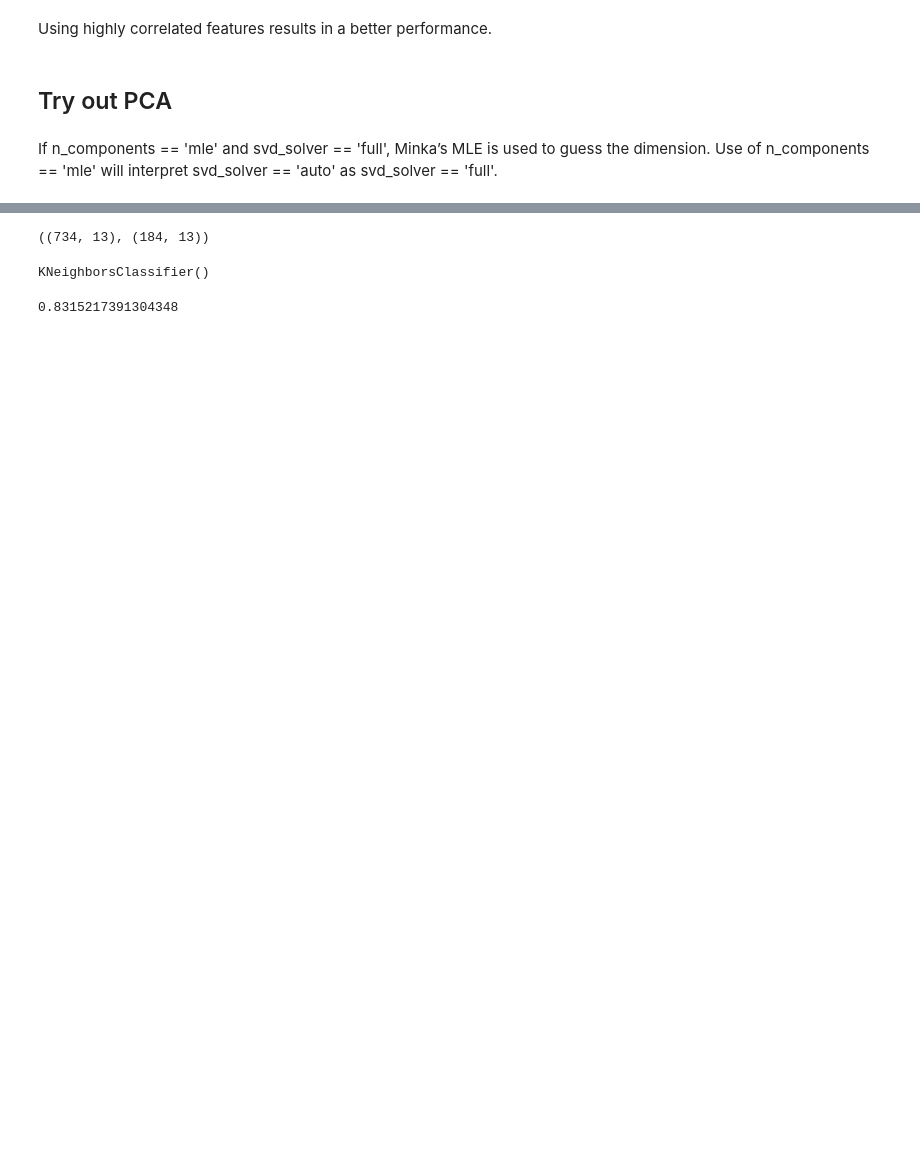
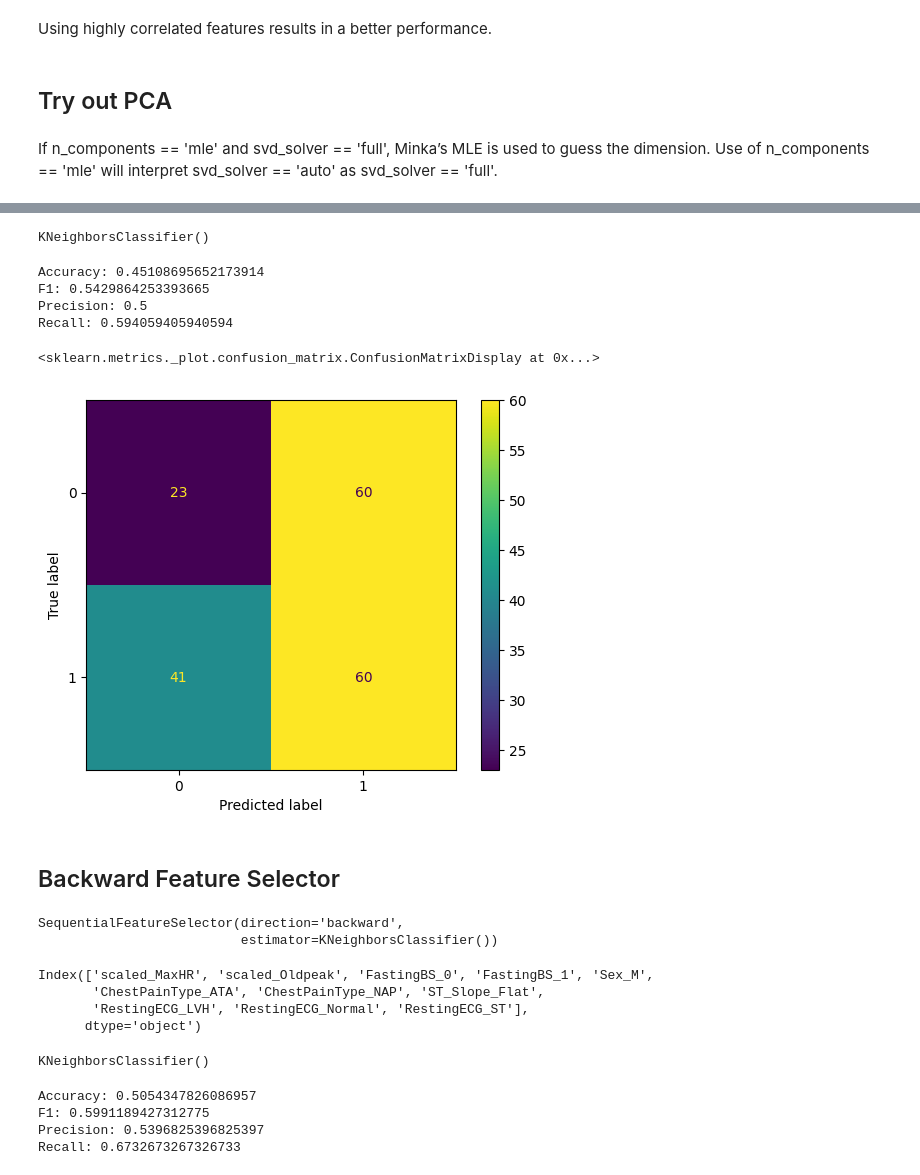
Before and after one commit to samyamaryal/Heart-Disease-Prediction, a Jupyter notebook: code/knn_classifier.ipynb, the cells around one changed output, grey strips where cells are left out. Drawn from its saved outputs; the diff is of its cells as text; code cells hidden in the pictures; blank space fills up the shorter version.

```diff
--- a/code/knn_classifier.ipynb
+++ b/code/knn_classifier.ipynb
@@ -74,8 +116,8 @@ If n_components == 'mle' and svd_solver == 'full', Minka’s MLE is used to gues
 # %%
 pca = PCA(n_components='mle')
 # %%
-X_train_reduced = pca.fit_transform(X_train)
-X_test_reduced = pca.transform(X_test)
+X_train_reduced = pca.fit_transform(X_train_all)
+X_test_reduced = pca.transform(X_test_all)
 # %%
 X_train_reduced.shape, X_test_reduced.shape
 # %% [output]
@@ -83,12 +125,19 @@ X_train_reduced.shape, X_test_reduced.shape
-# %%
-X_train.shape, X_test.shape
-# %% [output]
-((734, 13), (184, 13))
 # %%
 knnmodel.fit(X_train_reduced, y_train)
 # %% [output]
 KNeighborsClassifier()
-# %%
-knnmodel.score(X_test_reduced, y_test)
-# %% [output]
-0.8315217391304348
+# %%
+y_pred = knnmodel.predict(X_test_reduced)
+get_metrics(y_test, y_pred)
+# %% [output]
+Accuracy: 0.45108695652173914
+F1: 0.5429864253393665
+Precision: 0.5
+Recall: 0.594059405940594
+# %%
+ConfusionMatrixDisplay(confusion_matrix(y_test, y_pred)).plot()
+# %% [output]
+<sklearn.metrics._plot.confusion_matrix.ConfusionMatrixDisplay at 0x...>
+[figure, added]
+# %% [markdown]
+## Backward Feature Selector
@@ -94,0 +146,27 @@ knnmodel.score(X_test_reduced, y_test)
+# %%
+knnmodel = KNeighborsClassifier()
+sfs = SequentialFeatureSelector(estimator=knnmodel, direction='backward')
+sfs.fit(X_train_all, y_train)
+# %% [output]
+SequentialFeatureSelector(direction='backward',
+                          estimator=KNeighborsClassifier())
+# %%
+cols = X_train_all.columns[sfs.support_]
+cols
+# %% [output]
+Index(['scaled_MaxHR', 'scaled_Oldpeak', 'FastingBS_0', 'FastingBS_1', 'Sex_M',
+       'ChestPainType_ATA', 'ChestPainType_NAP', 'ST_Slope_Flat',
+       'RestingECG_LVH', 'RestingECG_Normal', 'RestingECG_ST'],
+      dtype='object')
+# %%
+knnmodel.fit(X_train_all[cols], y_train)
+# %% [output]
+KNeighborsClassifier()
+# %%
+y_pred = knnmodel.predict(X_test_all[cols])
+get_metrics(y_test, y_pred)
+# %% [output]
+Accuracy: 0.5054347826086957
+F1: 0.5991189427312775
+Precision: 0.5396825396825397
+Recall: 0.6732673267326733
```
Also changed, not shown: parts of 23 cells of this notebook, 2 other files.
